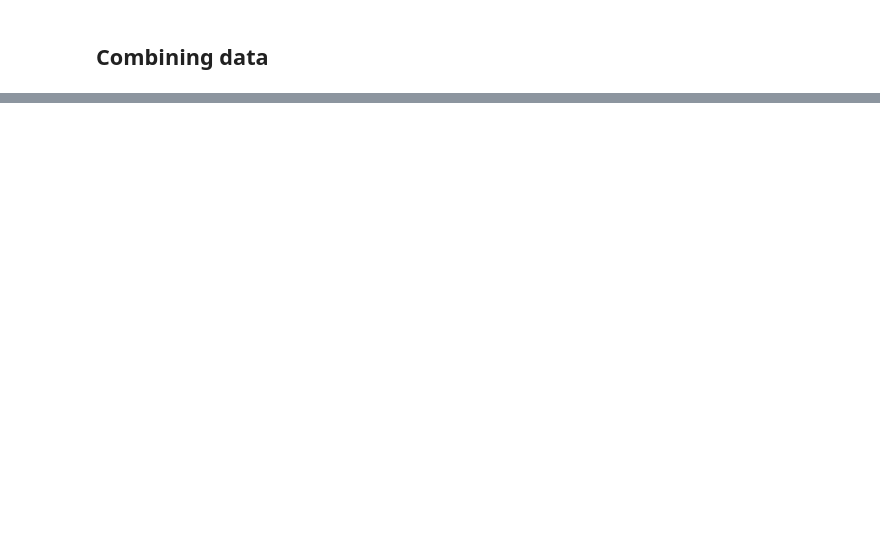
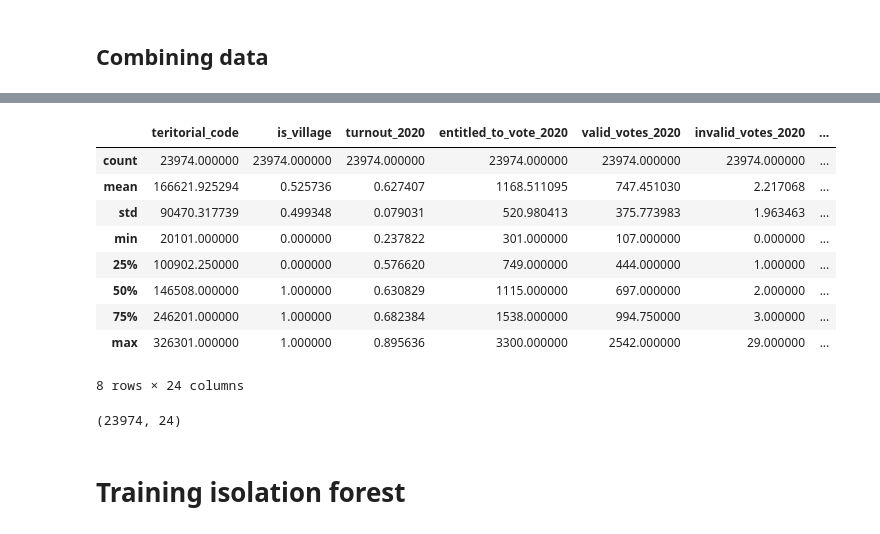
Before and after one commit to Jan-Majewski/Election_data, a Jupyter notebook: Election_outlier_analysis.ipynb, the cells around one changed output, grey strips where cells are left out. Cells and saved outputs as stored; diff of their text form; code cells hidden in the pictures; blank space fills up the shorter version.

Commit message:
Added outlier analysis based on Isolation Forests

```diff
--- a/Election_outlier_analysis.ipynb
+++ b/Election_outlier_analysis.ipynb
@@ -341,0 +420,2 @@ df2020.shape
+# %%
+df.replace(np.inf, np.nan,inplace=True)
@@ -341,0 +447,26 @@ df2020.shape
+# %%
+forecast_columns=['teritorial_code','is_village','turnout_2020','entitled_to_vote_2020', 'valid_votes_2020', 'invalid_votes_2020',
+       'PiS_votes_2020', 'non_PiS_votes_2020',
+
+
+       'turnout_2019_absoulute_variance',
+
+
+       'valid_votes_2019_absoulute_variance',
+       'valid_votes_2019_pct_variance',
+       'invalid_votes_2019_absoulute_variance',
+
+       'PiS_votes_2019_absoulute_variance',
+       'PiS_votes_2019_pct_variance',
+       'non_PiS_votes_2019_absoulute_variance',
+       'non_PiS_votes_2019_pct_variance',
+
+       'turnout_2015_absoulute_variance',
+
+       'valid_votes_2015_absoulute_variance',
+       'valid_votes_2015_pct_variance',
+       'invalid_votes_2015_absoulute_variance',
+       'PiS_votes_2015_absoulute_variance',
+       'PiS_votes_2015_pct_variance',
+        'non_PiS_votes_2015_absoulute_variance',
+       'non_PiS_votes_2015_pct_variance', ]
@@ -341,0 +475,2 @@ df2020.shape
+# %%
+imp_mean = SimpleImputer(missing_values=np.nan, strategy='mean')
@@ -341,0 +497,2 @@ df2020.shape
+# %%
+df[forecast_columns]=imp_mean.fit_transform(df[forecast_columns])
@@ -341,0 +510,13 @@ df2020.shape
+# %%
+df[forecast_columns].describe()
+# %% [output]
+|  | teritorial_code | is_village | turnout_2020 | entitled_to_vote_2020 | valid_votes_2020 | invalid_votes_2020 | ... |
+| count | 23974.000000 | 23974.000000 | 23974.000000 | 23974.000000 | 23974.000000 | 23974.000000 | ... |
+| mean | 166621.925294 | 0.525736 | 0.627407 | 1168.511095 | 747.451030 | 2.217068 | ... |
+| std | 90470.317739 | 0.499348 | 0.079031 | 520.980413 | 375.773983 | 1.963463 | ... |
+| min | 20101.000000 | 0.000000 | 0.237822 | 301.000000 | 107.000000 | 0.000000 | ... |
+| 25% | 100902.250000 | 0.000000 | 0.576620 | 749.000000 | 444.000000 | 1.000000 | ... |
+| 50% | 146508.000000 | 1.000000 | 0.630829 | 1115.000000 | 697.000000 | 2.000000 | ... |
+| 75% | 246201.000000 | 1.000000 | 0.682384 | 1538.000000 | 994.750000 | 3.000000 | ... |
+| max | 326301.000000 | 1.000000 | 0.895636 | 3300.000000 | 2542.000000 | 29.000000 | ... |
+8 rows × 24 columns
@@ -341,0 +525,6 @@ df2020.shape
+# %%
+X.shape
+# %% [output]
+(23974, 24)
+# %% [markdown]
+# Training isolation forest
```
Also changed, not shown: parts of 56 cells of this notebook.
